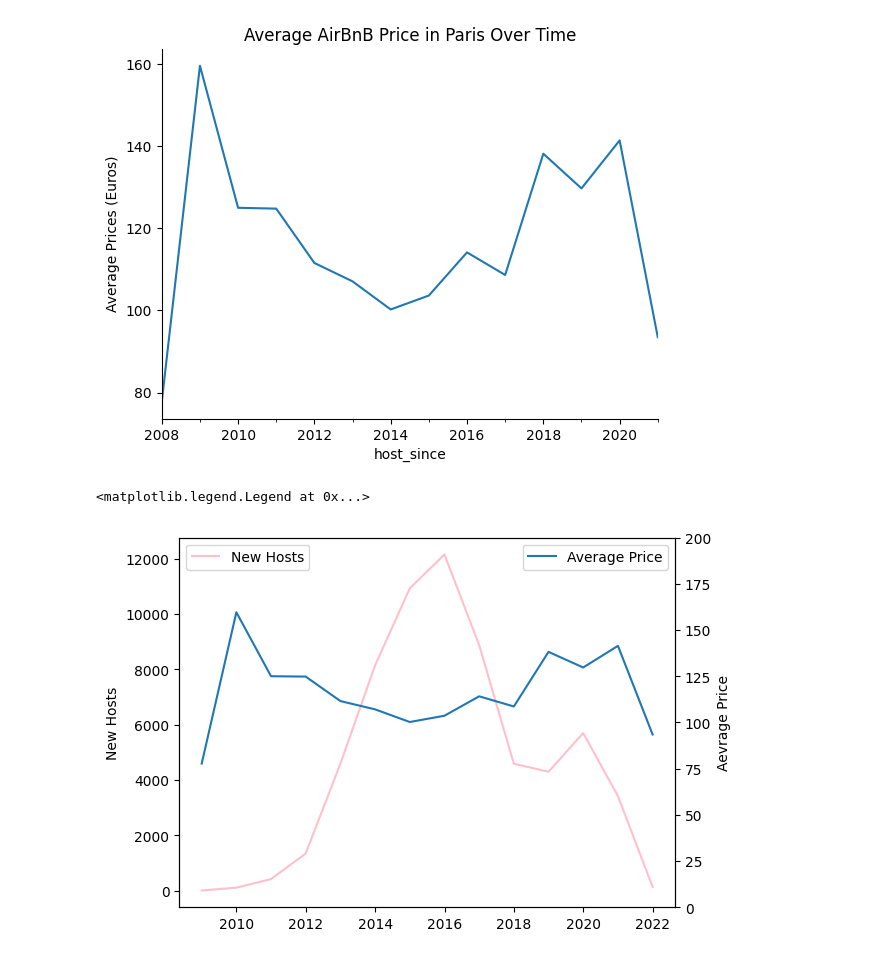
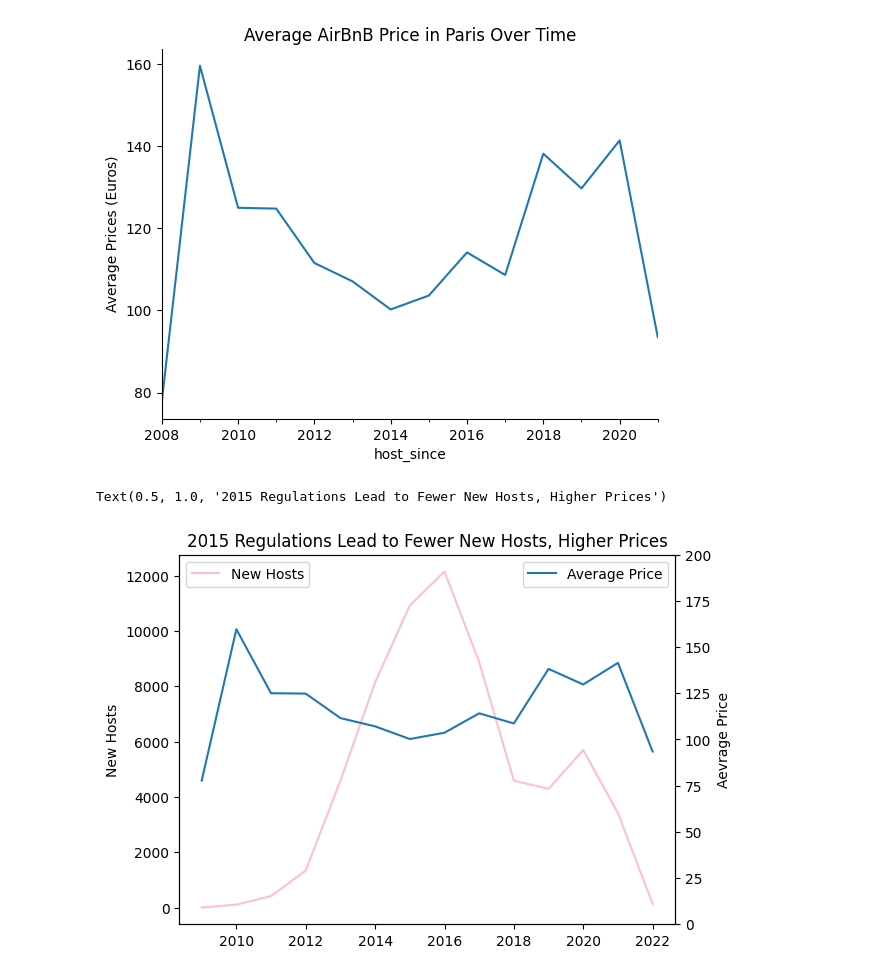
Before and after one commit to gtshinde/airbnb_python_analysis, a Jupyter notebook: airbnb_notebook.ipynb, the cells around one changed output. Saved outputs shown, nothing was run; the diff lists cells and outputs as text; code cells hidden in the pictures.

Commit message:
added title for the graph

```diff
--- a/airbnb_notebook.ipynb
+++ b/airbnb_notebook.ipynb
@@ -373,28 +373,30 @@ sns.despine()
 # %%
 import matplotlib.pyplot as plt
 fig,ax = plt.subplots()
 
 ax.plot(
     paris_listings_over_time.index,
     paris_listings_over_time ["neighbourhood"],
     label="New Hosts",
     c = "pink"
 )
 
 ax.set_ylabel("New Hosts")
 ax.legend(loc="upper left")
 
 ax2=ax.twinx()
 
 ax2.plot(
     paris_listings_over_time.index,
     paris_listings_over_time ["price"],
     label="Average Price"
 
 )
 ax2.set_ylim(0, 200)
 ax2.set_ylabel("Aevrage Price")
 ax2.legend(loc="upper right")
+
+ax.set_title("2015 Regulations Lead to Fewer New Hosts, Higher Prices")
 # %% [output]
-<matplotlib.legend.Legend at 0x...>
+Text(0.5, 1.0, '2015 Regulations Lead to Fewer New Hosts, Higher Prices')
-[figure, old version]
+[figure, new version]
```
